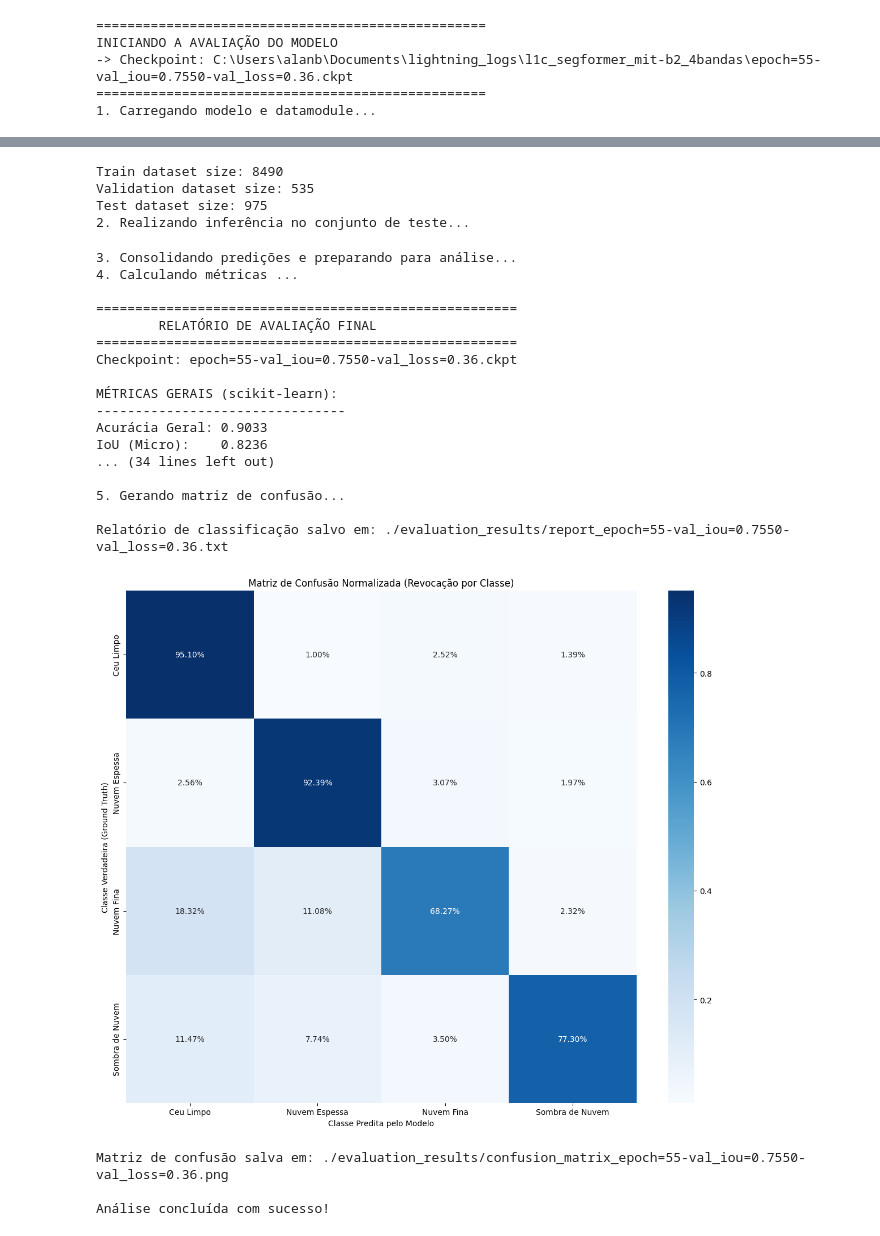
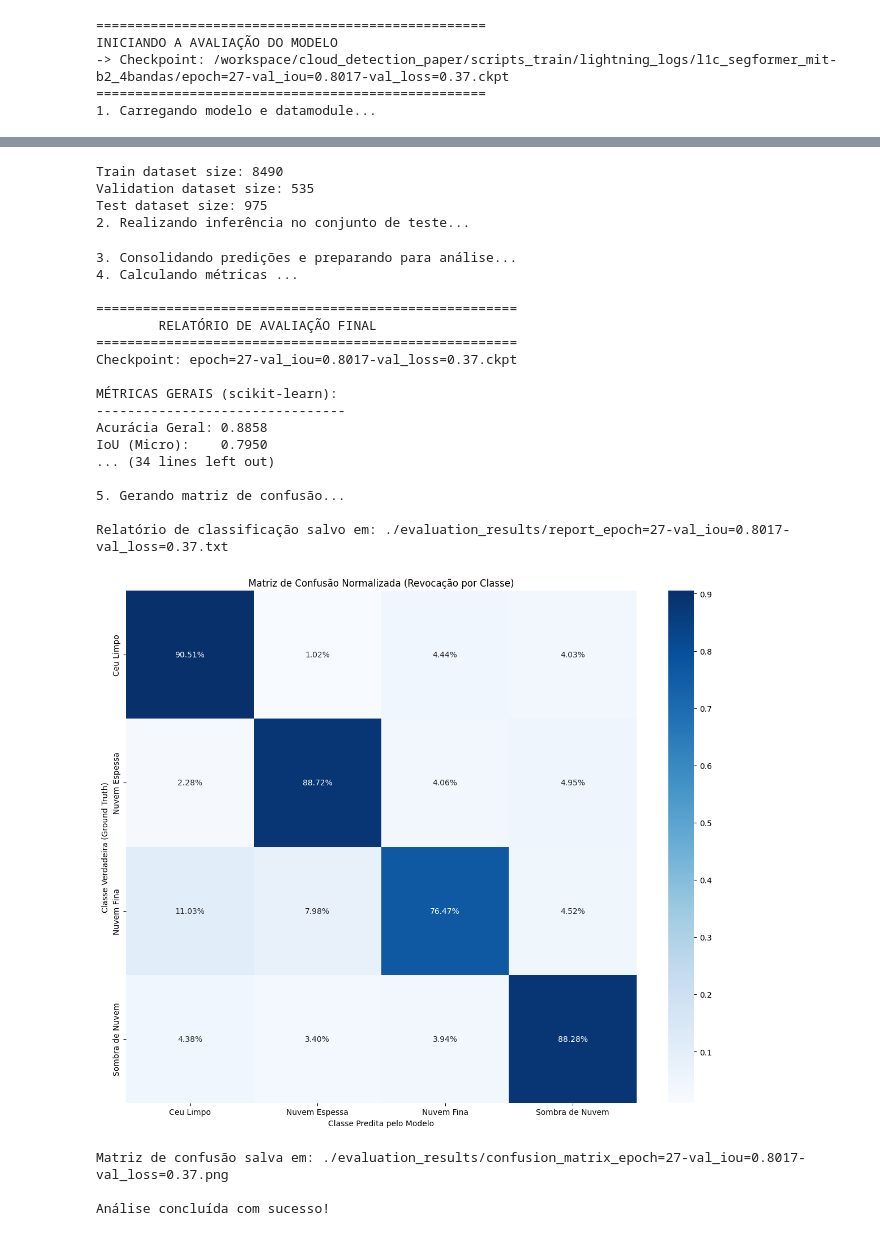
Before and after one commit to Alanbreno/cloud_detection_paper, a Jupyter notebook: scripts_train/evaluate_model.ipynb, the cells around one changed output, grey strips where cells are left out. Saved outputs shown, nothing was run; the diff lists cells and outputs as text; code cells hidden in the pictures.

```diff
--- a/scripts_train/evaluate_model.ipynb
+++ b/scripts_train/evaluate_model.ipynb
@@ -206,53 +206,53 @@ Sensibilidade (Micro): {sensitivity_micro_smp:.4f}
 
 
 if __name__ == "__main__":
-    dataset = tacoreader.load([ r"G:\Meu Drive\taco_CloudSen12\l1c\cloudsen12-l1c.0000.part.taco",
-                                r"G:\Meu Drive\taco_CloudSen12\l1c\cloudsen12-l1c.0001.part.taco",
-                                r"G:\Meu Drive\taco_CloudSen12\l1c\cloudsen12-l1c.0002.part.taco",
-                                r"G:\Meu Drive\taco_CloudSen12\l1c\cloudsen12-l1c.0003.part.taco",
-                                r"G:\Meu Drive\taco_CloudSen12\l1c\cloudsen12-l1c.0004.part.taco",
+    dataset = tacoreader.load([ r"/workspace/cloudsen12-l1c.0000.part.taco",
+                                r"/workspace/cloudsen12-l1c.0001.part.taco",
+                                r"/workspace/cloudsen12-l1c.0002.part.taco",
+                                r"/workspace/cloudsen12-l1c.0003.part.taco",
+                                r"/workspace/cloudsen12-l1c.0004.part.taco",
                                 ])
     df = dataset[(dataset["label_type"] == "high") & (dataset["real_proj_shape"] == 509)]
 
 
-    checkpoint_path = r"C:\Users\alanb\Documents\lightning_logs\l1c_segformer_mit-b2_4bandas\epoch=55-val_iou=0.7550-val_loss=0.36.ckpt"
+    checkpoint_path = r"/workspace/cloud_detection_paper/scripts_train/lightning_logs/l1c_segformer_mit-b2_4bandas/epoch=27-val_iou=0.8017-val_loss=0.37.ckpt"
     class_names = ["Ceu Limpo", "Nuvem Espessa", "Nuvem Fina", "Sombra de Nuvem"]
     output_dir = r"./evaluation_results/"
-    batch_size = 4
+    batch_size = 16
 
     main(checkpoint_path, df, class_names, output_dir, batch_size)
 # %% [output]
 ==================================================
 INICIANDO A AVALIAÇÃO DO MODELO
--> Checkpoint: C:\Users\alanb\Documents\lightning_logs\l1c_segformer_mit-b2_4bandas\epoch=55-val_iou=0.7550-val_loss=0.36.ckpt
+-> Checkpoint: /workspace/cloud_detection_paper/scripts_train/lightning_logs/l1c_segformer_mit-b2_4bandas/epoch=27-val_iou=0.8017-val_loss=0.37.ckpt
 ==================================================
 1. Carregando modelo e datamodule...
 Some weights of SegformerForSemanticSegmentation were not initialized from the model checkpoint at nvidia/segformer-b2-finetuned-ade-512-512 and are newly initialized because the shapes did not match:
 - decode_head.classifier.weight: found shape torch.Size([150, 768, 1, 1]) in the checkpoint and torch.Size([4, 768, 1, 1]) in the model instantiated
 - decode_head.classifier.bias: found shape torch.Size([150]) in the checkpoint and torch.Size([4]) in the model instantiated
 You should probably TRAIN this model on a down-stream task to be able to use it for predictions and inference.
 Train dataset size: 8490
 Validation dataset size: 535
 Test dataset size: 975
 2. Realizando inferência no conjunto de teste...
 3. Consolidando predições e preparando para análise...
 4. Calculando métricas ...
 
 ======================================================
         RELATÓRIO DE AVALIAÇÃO FINAL
 ======================================================
-Checkpoint: epoch=55-val_iou=0.7550-val_loss=0.36.ckpt
+Checkpoint: epoch=27-val_iou=0.8017-val_loss=0.37.ckpt
 
 MÉTRICAS GERAIS (scikit-learn):
 --------------------------------
-Acurácia Geral: 0.9033
-IoU (Micro):    0.8236
+Acurácia Geral: 0.8858
+IoU (Micro):    0.7950
 ... (34 lines left out)
 
 5. Gerando matriz de confusão...
 
-Relatório de classificação salvo em: ./evaluation_results/report_epoch=55-val_iou=0.7550-val_loss=0.36.txt
+Relatório de classificação salvo em: ./evaluation_results/report_epoch=27-val_iou=0.8017-val_loss=0.37.txt
-[figure, old version]
+[figure, new version]
-Matriz de confusão salva em: ./evaluation_results/confusion_matrix_epoch=55-val_iou=0.7550-val_loss=0.36.png
+Matriz de confusão salva em: ./evaluation_results/confusion_matrix_epoch=27-val_iou=0.8017-val_loss=0.37.png
 
 Análise concluída com sucesso!
```
Also changed, not shown: 5 other files.
